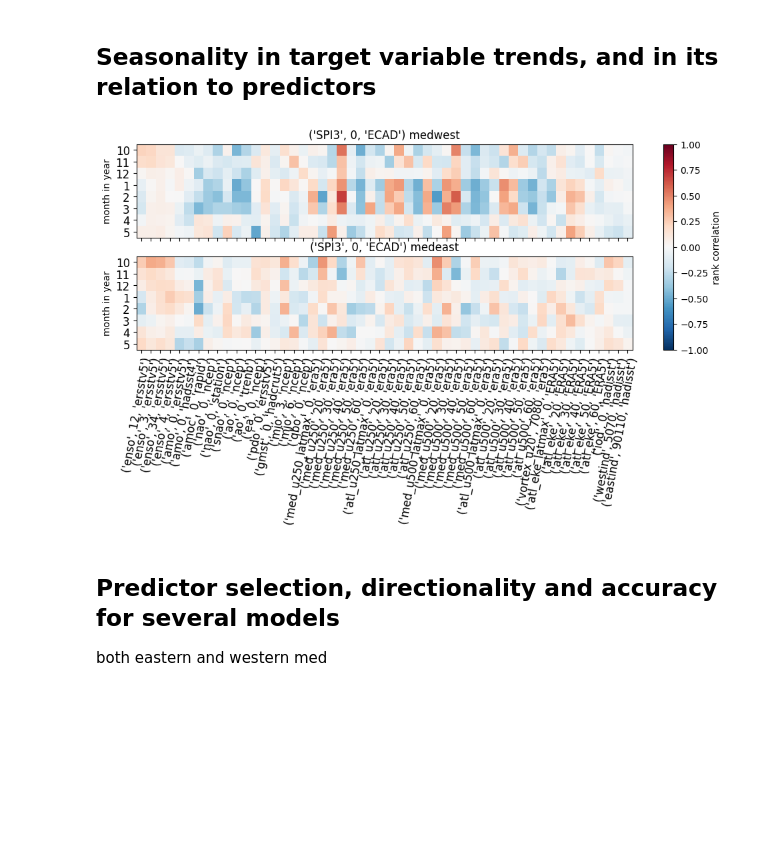
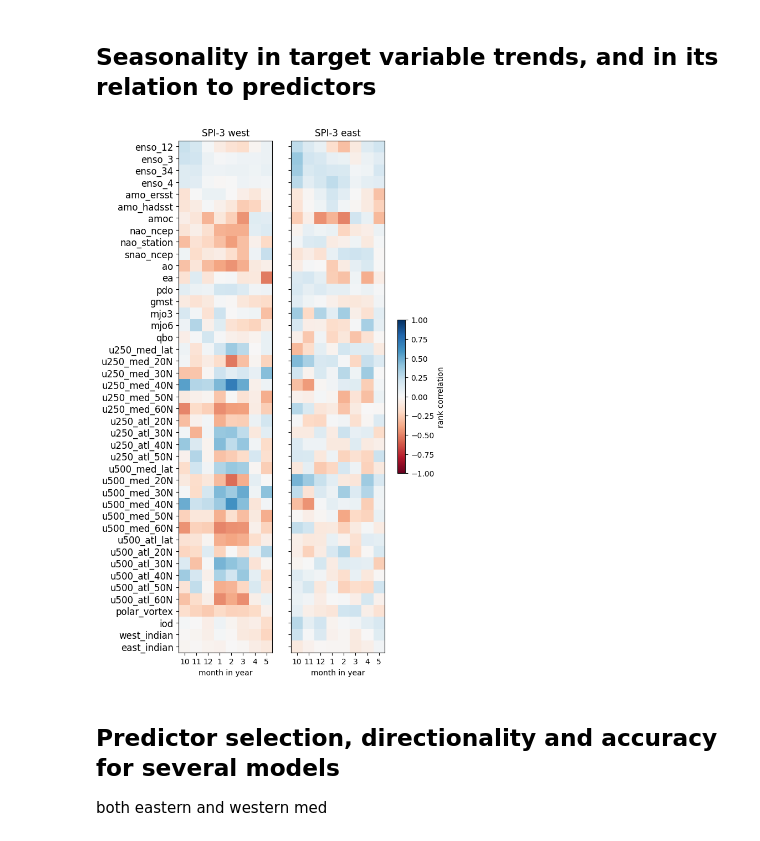
Before and after one commit to chiemvs/Medley, a Jupyter notebook: notebooks/Poster_plots.ipynb, the cells around one changed output. Drawn from its saved outputs; the diff is of its cells as text; code cells hidden in the pictures; blank space fills up the shorter version.

```diff
--- a/notebooks/Poster_plots.ipynb
+++ b/notebooks/Poster_plots.ipynb
@@ -61,5 +84,7 @@ directionality = pd.Series(['blue','blue','blue','blue', #enso 12, 3,34,4
+# %%
+preds = preds.drop(drop, axis = 1)
 # %%
 valid = ~preds.isnull()
 for i, col in enumerate(valid.columns):
-    valid.loc[:,col] = np.where(valid.loc[:,col], i, np.nan)
+    valid.loc[:,col] = np.where(valid.loc[:,col], -i, np.nan)
 # %%
@@ -139,37 +172,41 @@ Picture for France and Corsica changes quite a bit if dryest trends are placed o
 # %%
 # potential anomalization has no effect on rank correlation, because conducted per month.
 preds = get_monthly_data()
+preds = preds.drop(drop, axis = 1)
 # %%
-fig, axes = plt.subplots(figsize = (12,4), nrows = 2, sharex = True)
+fig, axes = plt.subplots(figsize = (6,12), ncols = 2, sharey = True, sharex = True)
 for i, regionname in enumerate(['medwest','medeast']):
     # cannot use prep-and resample, because that is always lagged.
     target = prep_ecad(target_region=regions[regionname], target_var = 'SPI3').to_frame()
     target.columns = pd.MultiIndex.from_tuples([('SPI3',0,'ECAD')], names = tscolnames)
     Xres, yres, _ = simultaneous_resample(X = preds, y = target, firstmonth = 1, lastmonth = 1, average = False)
     # Plotting correlations per month, single months
     months = [10,11,12,1,2,3,4,5]
     othervars = Xres.columns
-    corrcoefs = xr.DataArray(np.full((len(months),len(othervars)),np.nan), dims = ('month','variables'),
+    corrcoefs = xr.DataArray(np.full((len(othervars),len(months)),np.nan), dims = ('variables','month'),
                             coords = {'month':months, 'variables':othervars}, name = 'spearmanr')
     for month in months:
         Xres, yres, _ = simultaneous_resample(X = preds, y = target, firstmonth = month, lastmonth = month, average = False)
         for var in othervars:
             dat = Xres.loc[:,[var]].join(yres, how = 'inner').dropna(how = 'any')
-            corrcoefs.loc[month,var] = spearmanr(dat)[0]
+            corrcoefs.loc[var,month] = spearmanr(dat)[0]
     ax = axes[i]
-    im = ax.imshow(corrcoefs.values, vmin = -1, vmax = 1, cmap = 'RdBu_r', aspect = 'auto')
-    ax.set_title(f'{target.columns[0]} {regionname}')
-    ax.set_yticks(np.arange(corrcoefs.shape[0]))
-    ax.set_yticklabels(corrcoefs.indexes['month'].values, size = 12)
-    ax.set_ylabel('month in year')
-ax.set_xticks(np.arange(corrcoefs.shape[1]))
-ax.set_xticklabels(corrcoefs.indexes['variables'].to_flat_index().values, size = 12)
-plt.setp(ax.get_xticklabels(), rotation=80, ha="right",
-         rotation_mode="anchor")
-fig.colorbar(im, ax = axes, label = 'rank correlation')
+    im = ax.imshow(corrcoefs.values, vmin = -1, vmax = 1, cmap = 'RdBu', aspect = 'auto')
+    ax.set_title(f'SPI-3 {regionname[3:]}')
+    if i == 0:
+        ax.set_yticks(np.arange(corrcoefs.shape[0]))
+        ax.set_yticklabels(aliases[corrcoefs.indexes['variables']].values, size = 12)
+    ax.set_xlabel('month in year')
+    ax.set_xticks(np.arange(corrcoefs.shape[1]))
+    ax.set_xticklabels(corrcoefs.indexes['month'].values)
+
+#plt.setp(ax.get_xticklabels(), rotation=80, ha="right",
+#         rotation_mode="anchor")
+fig.colorbar(im, ax = axes, label = 'rank correlation', shrink = 0.3)
+plt.savefig('/scistor/ivm/jsn295/Medi/result_figs/poster/seasonal_correlation.pdf')
 plt.show()
 # %% [output]
-[figure, old version]
+[figure, new version]
 # %% [markdown]
 ## Predictor selection, directionality and accuracy for several models
 both eastern and western med
```
Also changed, not shown: parts of 13 cells of this notebook, 2 other files.
